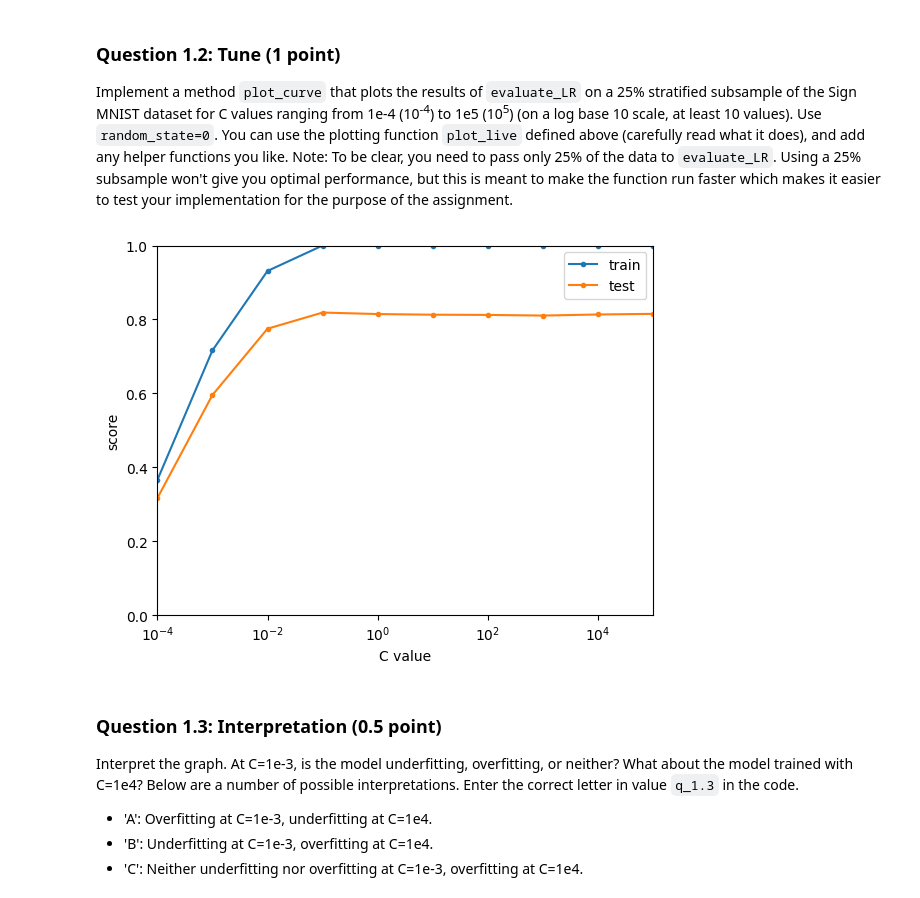
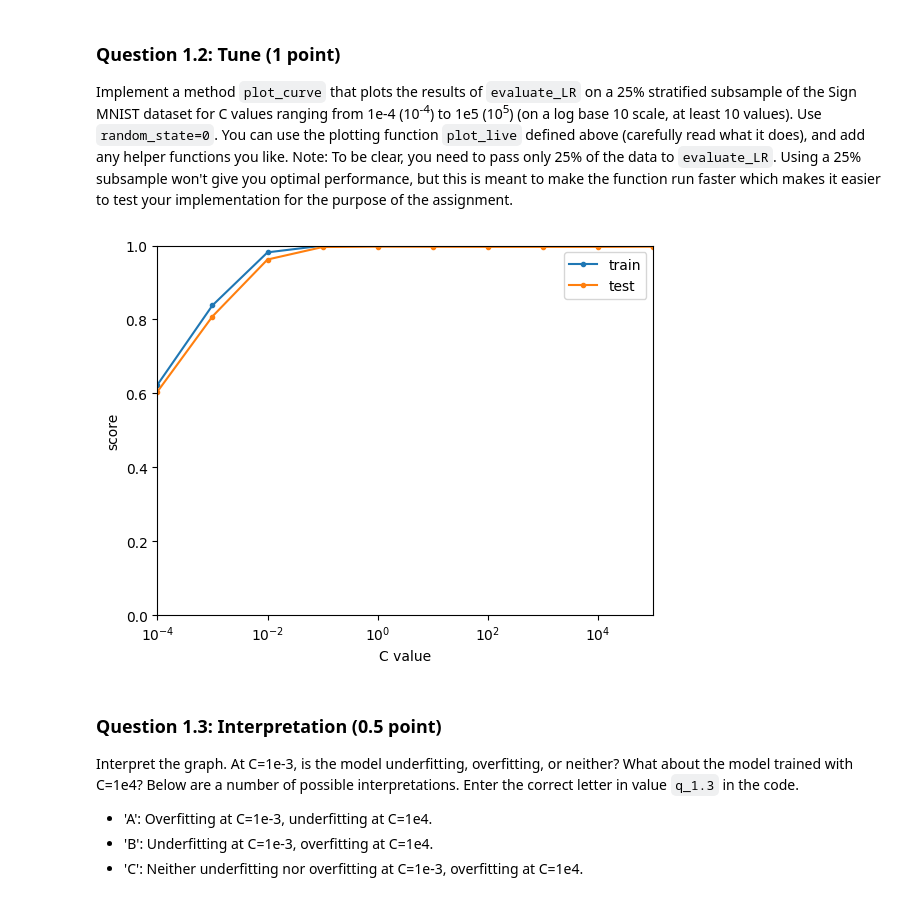
Before and after one commit to PhobosX15/Recognizing-ASL-using-ML-, a Jupyter notebook: Assignment_1_2023.ipynb, the cells around one changed output. Cells and saved outputs as stored; diff of their text form; code cells hidden in the pictures.

```diff
--- a/Assignment_1_2023.ipynb
+++ b/Assignment_1_2023.ipynb
@@ -52,23 +62,24 @@ OK. You may continue :)
 # Seriously, don't.
 
 data = openml.datasets.get_dataset(45082)
-sign_mnist_X, sign_mnist_y, _, _ = data.get_data(target=data.default_target_attribute)
+sign_mnist_X, sign_mnist_y, _, _ = data.get_data(
+    target=data.default_target_attribute)
 
 X = sign_mnist_X.iloc[:27455]
 y = sign_mnist_y.iloc[:27455]
 X = X/255
 y = y.astype('category')
 
-X_eval = sign_mnist_X.iloc[27455:].reset_index(drop = True)
-y_eval = sign_mnist_y.iloc[27455:].reset_index(drop = True)
+X_eval = sign_mnist_X.iloc[27455:].reset_index(drop=True)
+y_eval = sign_mnist_y.iloc[27455:].reset_index(drop=True)
 X_eval = X_eval/255
 y_eval = y_eval.astype('category')
 
 # These are the letters corresponding to each sign (our 24 classes)
-data_classes = {0:"A", 1: "B", 2: "C", 3: "D", 4: "E", 5: "F",
+data_classes = {0: "A", 1: "B", 2: "C", 3: "D", 4: "E", 5: "F",
                 6: "G", 7: "H", 8: "I", 10: "K", 11: "L", 12: "M",
                 13: "N", 14: "O", 15: "P", 16: "Q", 17: "R", 18: "S",
-                19: "T", 20: "U", 21: "V", 22: "W", 23: "X", 24:"Y"}
+                19: "T", 20: "U", 21: "V", 22: "W", 23: "X", 24: "Y"}
 letter_to_index = {v: k for k, v in data_classes.items()}
 # %%
 # Plotting helper functions. Don't edit these.
@@ -191,11 +211,6 @@ Implement a method `evaluate_LR` that evaluates a Logistic Regression model for
 # %% [markdown]
 **Important:** Only use the variables passed as parameters (in this case, `X`, `y`, and `C`). Do not add additional parameters to the function, and do not use global variables in the function implementation (except for imported modules and functions, which you are free to use). These guidelines also apply to any future questions in this and future assignment(s).
 # %%
-# Implement
-from sklearn.linear_model import LogisticRegression
-from sklearn.model_selection import cross_validate
-from sklearn.model_selection import train_test_split
-from sklearn.preprocessing import StandardScaler
 
 def evaluate_LR(X, y, C):
     """ Evaluate an LR with 10-fold cross-validation on the provided (X, y) data.
@@ -206,10 +221,12 @@ def evaluate_LR(X, y, C):
 
     Returns: a dictionary with the mean train and test score, e.g. {"train": 0.9, "test": 0.95}
     """
-    model= LogisticRegression(C=C,penalty="l2",max_iter=1000) #LogisticRegressionCV by default uses the stratified 10-fold cross-validation
-    Scaler=StandardScaler().fit(X)
-    X_scaled=Scaler.transform(X)
-    scores = cross_validate(model, X_scaled, y, cv=2, return_train_score=True)
+    model = LogisticRegression(
+        C=C, penalty="l2", max_iter=1000)
+    Scaler = StandardScaler().fit(X)
+    X_scaled = Scaler.transform(X)
+    skf= StratifiedKFold(n_splits=10, shuffle=True, random_state=0)
+    scores = cross_validate(model, X_scaled, y, cv=skf, return_train_score=True)
     return {"train": scores['train_score'].mean(), "test": scores['test_score'].mean()}
 # %%
 evaluate_LR(X, y, 1)
@@ -225,24 +242,25 @@ validation.is_legal_function(evaluate_LR)
 Implement a method `plot_curve` that plots the results of `evaluate_LR` on a 25% stratified subsample of the Sign MNIST dataset for C values ranging from 1e-4 (10<sup>-4</sup>) to 1e5 (10<sup>5</sup>) (on a log base 10 scale, at least 10 values). Use `random_state=0`. You can use the plotting function `plot_live` defined above (carefully read what it does), and add any helper functions you like. Note:  To be clear, you need to pass only 25% of the data to `evaluate_LR`. Using a 25% subsample won't give you optimal performance, but this is meant to make the function run faster which makes it easier to test your implementation for the purpose of the assignment.
 # %%
 # Implement. Do not change the name or signature of this function.
-def plot_curve(X,y):
+def plot_curve(X, y):
     """ Plots the train and test accuracy of logistic regression on a 25%
     subsample of the given data for different amounts of regularization.
     X -- the data for training and testing
     y -- the correct labels
 
     Returns: a plot as described above, with C on the x-axis and accuracy on
     the y-axis.
     """
-    X_train,_,y_train,_ = train_test_split(X, y, test_size=0.75, random_state=0)
-    C_range= np.logspace(-4,5,10)
-    Scores_train=[]
-    Scores_test=[]
+    X_train, _, y_train, _ = train_test_split(
+        X, y, test_size=0.75, random_state=0,stratify=y)
+    C_range = np.logspace(-4, 5, 10)
 
-    plot_live(X_train,y_train,evaluate_LR,"C value",C_range)
-plot_curve(X,y)
+    plot_live(X_train, y_train, evaluate_LR, "C value", C_range)
+
+
+plot_curve(X, y)
 # %% [output]
-[figure, old version]
+[figure, new version]
 # %%
 validation.is_legal_function(plot_curve)
 # %% [markdown]
```
Also changed, not shown: parts of 28 cells of this notebook.
